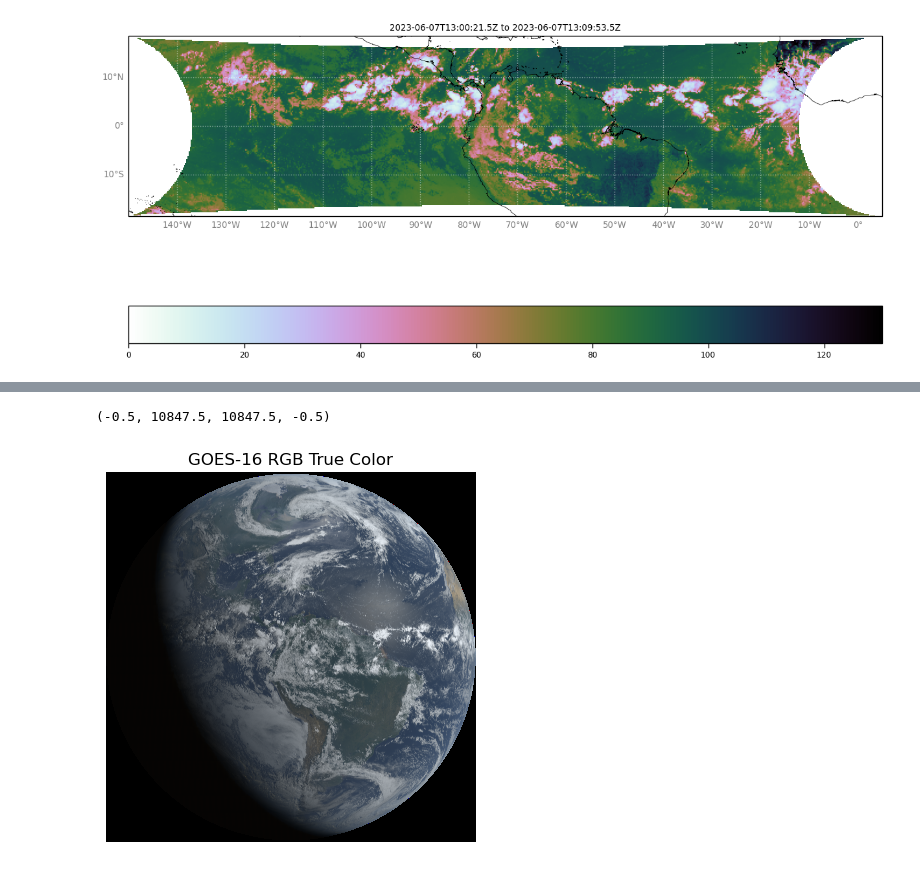
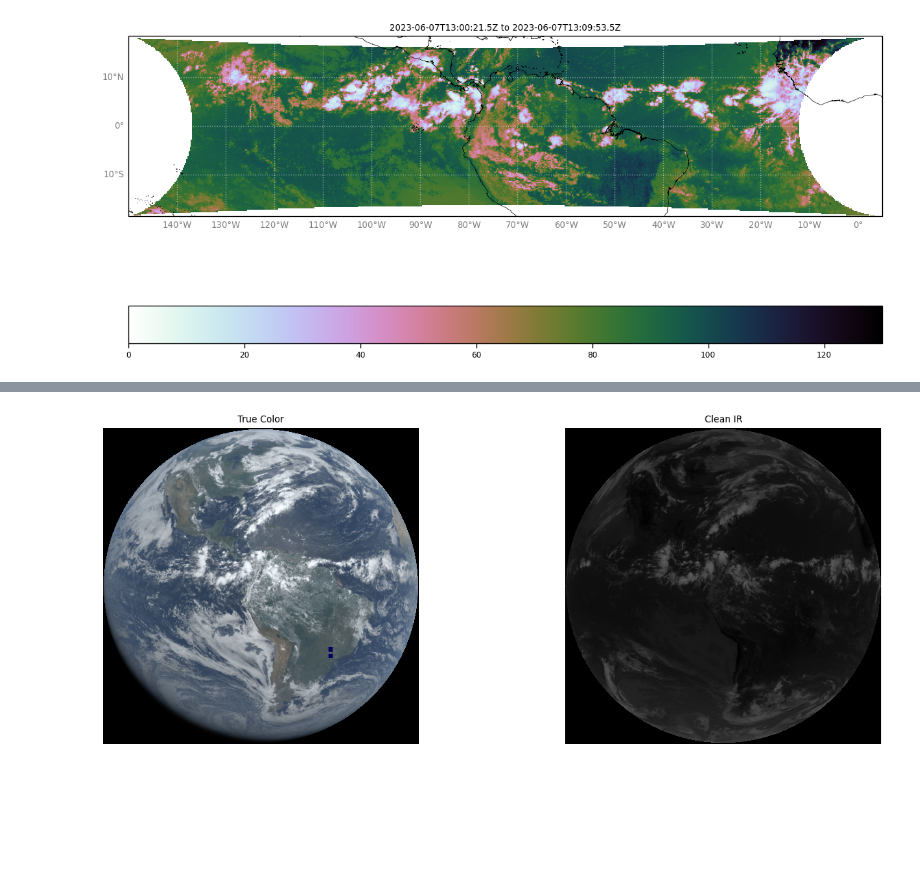
Before and after one commit to Geet-George/gogoesgone, a Jupyter notebook: notebooks/playing.ipynb, the cells around one changed output, grey strips where cells are left out. Drawn from its saved outputs; the diff is of its cells as text; code cells hidden in the pictures; blank space fills up the shorter version.

Commit message:
add plotting cleanIR and increased contrast

```diff
--- a/notebooks/playing.ipynb
+++ b/notebooks/playing.ipynb
@@ -170,5 +168,7 @@ R_rescaled.shape
 # GOES-R Series satellites do not have a channel in the visible green range. Band 3 is a NIR channel typically used to monitor vegetation.
 # Calculate the "True" Green Band to serve as a green proxy for the RGB True Color image, using a fractional combination.
 # Source: "Generation of GOES‐16 True Color Imagery without a Green Band" - https://agupubs.onlinelibrary.wiley.com/doi/full/10.1029/2018EA000379
-G_true = 0.45*R_rescaled + 0.1*G + 0.45*B
+G_true = 0.45*R_rescaled + 0.1*G_rescaled + 0.45*B_rescaled
 G_true = np.clip(G_true, 0, 1)  # Apply band limits again, just in case.
+
+RGB = np.dstack([R_rescaled, G_true, B_rescaled])
@@ -198,9 +175,33 @@ plt.subplots_adjust(wspace=.02)
-# %%
-RGB = np.dstack([R_rescaled, G_true, B])
-
-plt.imshow(RGB)
-plt.title('GOES-16 RGB True Color')
-plt.gca().axis('off');
-# %% [output]
-(-0.5, 10847.5, 10847.5, -0.5)
-[figure, removed]
+# %%
+# ds['C13'] = xr.open_dataset('/Users/geet/Documents/Repositories/Owned/goesdata/Data/goes16/2023/06/05/ABI-L2-CMIPF/14/C13/OR_ABI-L2-CMIPF-M6C13_G16_s20231561400213_e20231561409533_c20231561410000.nc')
+cleanIR = ds['C13']['CMI']
+cleanIR = (cleanIR-90)/(313-90)
+
+# Apply range limits to make sure values are between 0 and 1
+cleanIR = np.clip(cleanIR, 0, 1)
+
+# Invert colors so that cold clouds are white
+cleanIR = 1 - cleanIR
+
+# Lessen the brightness of the coldest clouds so they don't appear so bright
+# when we overlay it on the true color image.
+cleanIR = cleanIR/1.4
+
+# Yes, we still need 3 channels as RGB values. This will be a grey image.
+RGB_cleanIR = np.dstack([cleanIR, cleanIR, cleanIR])
+
+# Maximize the RGB values between the True Color Image and Clean IR image
+RGB_ColorIR = np.dstack([np.maximum(R_rescaled, cleanIR), np.maximum(G_true, cleanIR),
+                         np.maximum(B_rescaled, cleanIR)])
+# %%
+fig, (ax1, ax2) = plt.subplots(1, 2, figsize=(16, 6))
+
+ax1.set_title('True Color')
+ax1.imshow(RGB)
+ax1.axis('off')
+
+ax2.set_title('Clean IR')
+ax2.imshow(RGB_cleanIR)
+ax2.axis('off');
+# %% [output]
+[figure, added]
```
Also changed, not shown: parts of 11 cells of this notebook.
